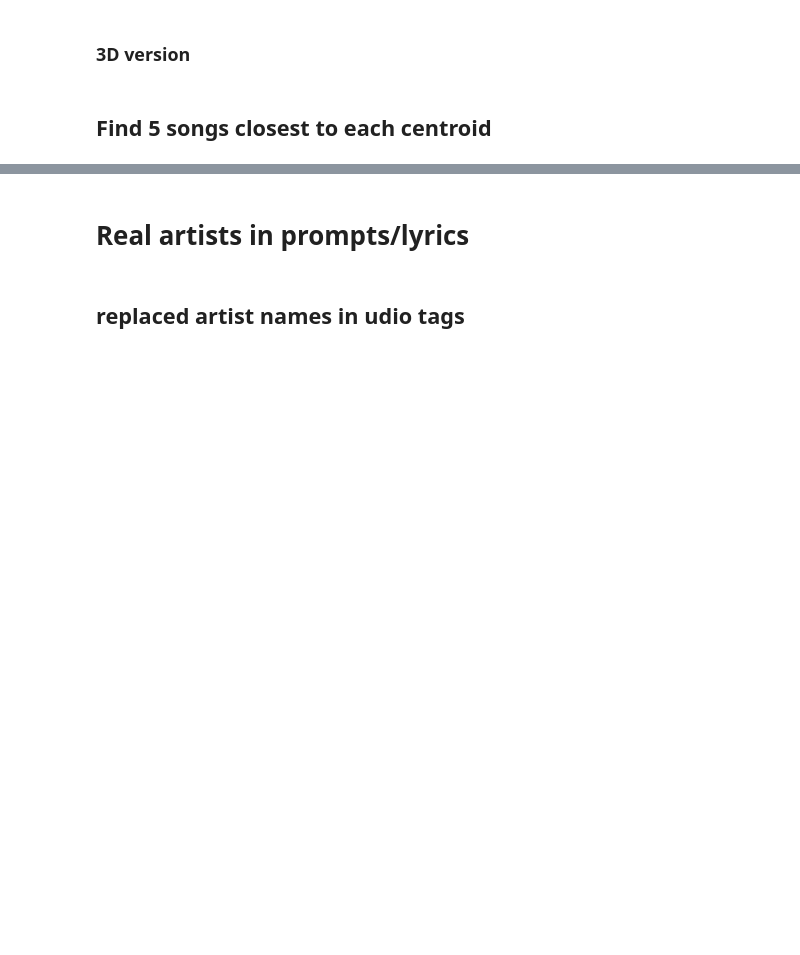
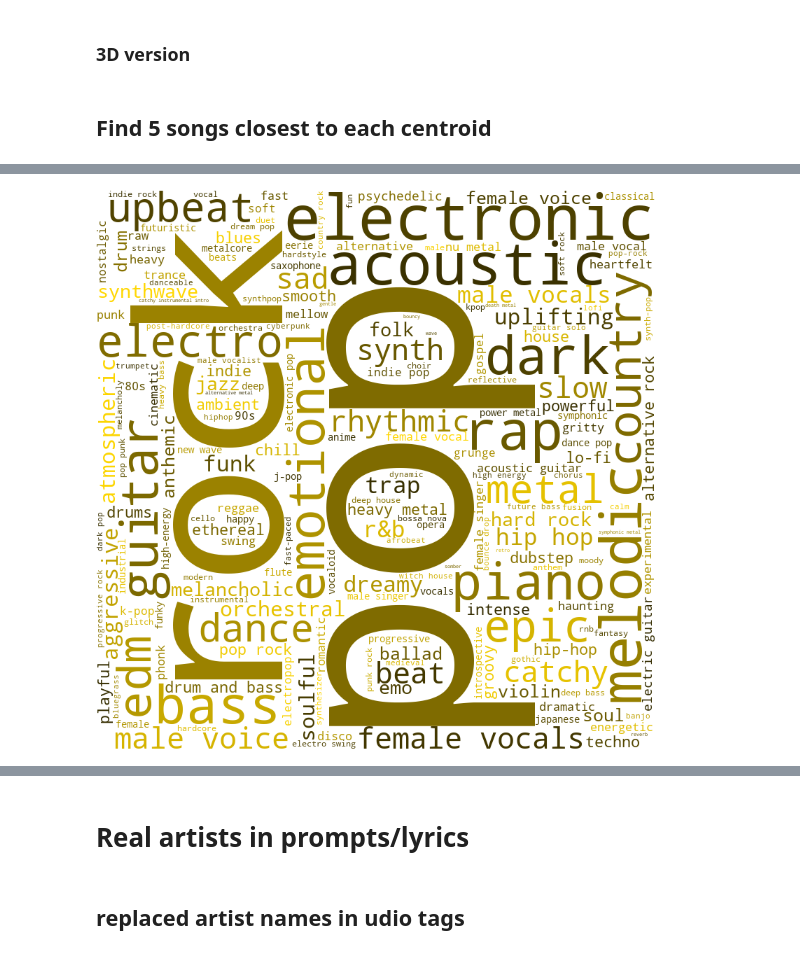
Before and after one commit to mister-magpie/aims_prompts, a Jupyter notebook: analysis.ipynb, the cells around one changed output, grey strips where cells are left out. Cells and saved outputs as stored; diff of their text form; code cells hidden in the pictures; blank space fills up the shorter version.

```diff
--- a/analysis.ipynb
+++ b/analysis.ipynb
@@ -1167,0 +1369,23 @@ enao = [g.lower() for g in enao]
+# %%
+count_combined['tag'] = count_combined['tag'].str.strip(',').apply(lambda x: re.sub(r'\[|\]', '', x)).apply(lambda x: re.sub(r'\s+'," ",x))
+# count_combined[count_combined['tag'].str.endswith(',')]
+
+
+print(count_combined.shape, count_combined.drop_duplicates(subset=['tag']).shape)
+count_combined = count_combined.groupby('tag').agg(
+    {
+        "count_suno":"sum",
+        "count_udio":"sum",
+        "total":"sum",
+        "length":"min"
+    }
+).reset_index()
+
+print("Percentage of combined tags that appear less than 10 times")
+print(f"{(count_combined[count_combined['total'] < 10].shape[0] / count_combined.shape[0] * 100):.2f}%")
+print("percentage of tags that appear only once")
+print(f"{(count_combined[count_combined['total'] == 1].shape[0] / count_combined.shape[0] * 100):.2f}%")
+print("percentage of tags that appear less than 2 times")
+print(f"{(count_combined[count_combined['total'] <= 2].shape[0] / count_combined.shape[0] * 100):.2f}%")
+
+count_combined[count_combined['total']>=10].sort_values('total', ascending=False)
@@ -1539,0 +2031,11 @@ fig.show()
+# %%
+import wordcloud
+
+wc = wordcloud.WordCloud(width=800, height=800, max_words=200, background_color='white')
+
+wc.generate_from_frequencies({x[0]:x[1] for x in count_combined[['tag','count_suno']].values})
+wc.recolor(color_func=wordcloud.get_single_color_func('gold'))
+wc.to_file('./figs/NEW_suno_tags_wc.png')
+wc.to_image()
+# %% [output]
+[figure, added]
```
Also changed, not shown: parts of 117 cells of this notebook, 13 other files.
